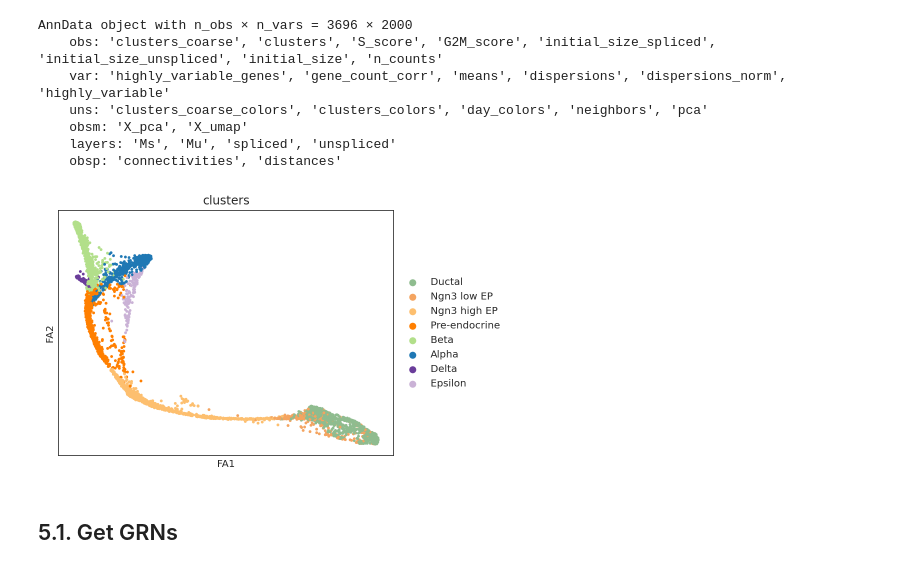
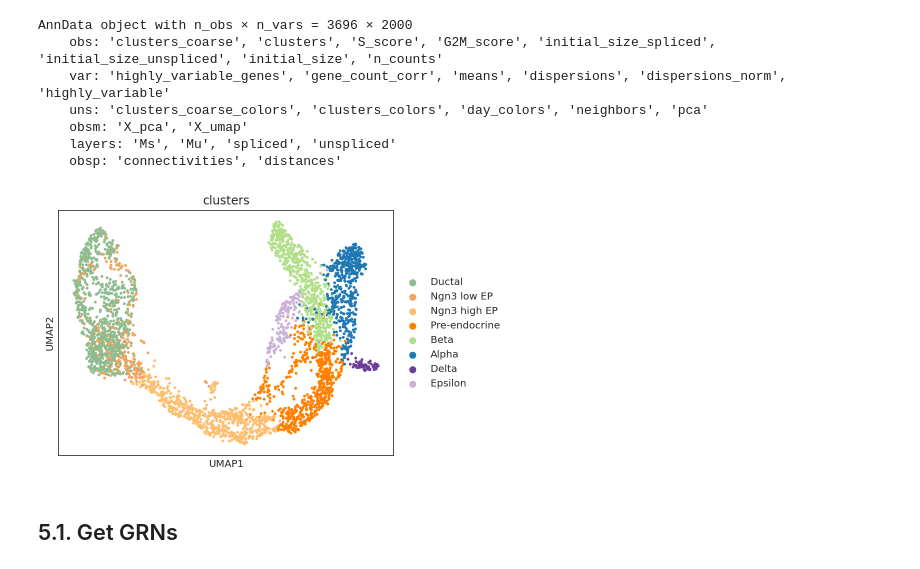
Before and after one commit to loremendez/celloracle, a Jupyter notebook: GRN_analysis.ipynb, the cells around one changed output. Saved outputs shown, nothing was run; the diff lists cells and outputs as text; code cells hidden in the pictures.

Commit message:
updated plots

```diff
--- a/GRN_analysis.ipynb
+++ b/GRN_analysis.ipynb
@@ -180,7 +175,7 @@ sc.tl.draw_graph(adata)
 # %%
-sc.pl.draw_graph(adata, color = "clusters")
+sc.pl.umap(adata, color = "clusters")
 # %% [output]
-[figure, old version]
+[figure, new version]
 # %% [markdown]
 ## 5.1. Get GRNs
 # %%
```
Also changed, not shown: parts of 29 cells of this notebook.
